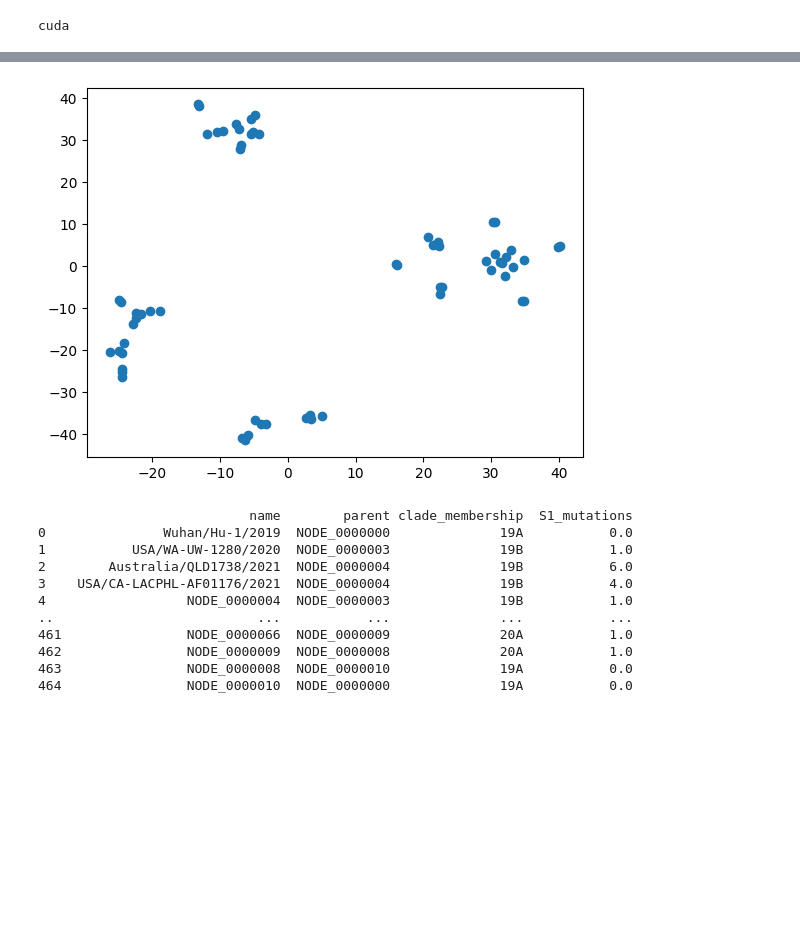
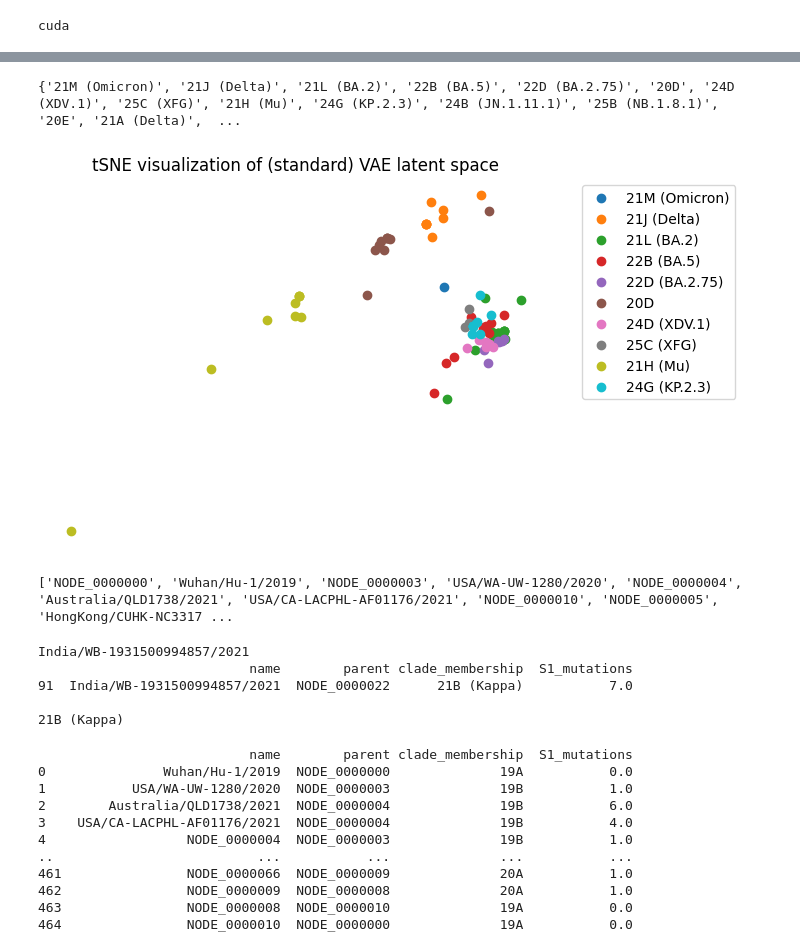
Before and after one commit to blab/sequence-vaes, a Jupyter notebook: VAE_diffusion.ipynb, the cells around one changed output, grey strips where cells are left out. Drawn from its saved outputs; the diff is of its cells as text; code cells hidden in the pictures; blank space fills up the shorter version.

Commit message:
added standard VAE visualizations

```diff
--- a/VAE_diffusion.ipynb
+++ b/VAE_diffusion.ipynb
@@ -166,22 +178,58 @@ dataset = DNADataset("/content/drive/MyDrive/bedford_lab/code/embedded-pathways/
 new_dataset = np.array([dataset[x][0] for x in range(len(dataset))])
+# %%
+# labeling
+
+metadata = pd.read_csv("/content/drive/MyDrive/bedford_lab/code/seq_vaes/data/metadata.tsv", sep="\t")
+with open("/content/drive/MyDrive/bedford_lab/code/seq_vaes/data/alignment.fasta", "r") as f:
+  doc = f.readlines()
+  vals = []
+  for d in doc:
+    if ">" == d[0]:
+      vals.append(d[1:])
+vals = [x.strip() for x in vals]
+clade_labels = [metadata.loc[metadata.name == vals[i], "clade_membership"].values[0] for i in range(len(vals))]
+# %%
+print(set(clade_labels))
+
+clusters = list(set(clade_labels))[:10]
+get_clade = lambda x: [True if elem == x else False for elem in clade_labels]
+
+indexes = tuple([np.arange(len(clade_labels))[get_clade(x)] for x in clusters])
+# %% [output]
+{'21M (Omicron)', '21J (Delta)', '21L (BA.2)', '22B (BA.5)', '22D (BA.2.75)', '20D', '24D (XDV.1)', '25C (XFG)', '21H (Mu)', '24G (KP.2.3)', '24B (JN.1.11.1)', '25B (NB.1.8.1)', '20E', '21A (Delta)',  ...
 # %%
-for j in range(1):
-  X, _ = next(iter(dataloader))
-  # X = X.to(DEVICE)
-  X = X.view(X.size(0), -1).to(DEVICE)
-  pca = PCA(n_components=2)
-  with torch.no_grad():
-    Z_mean, Z_logvar = vae_model.encoder.forward(X)
-    Z_mean = Z_mean.cpu()
-    Z_std = torch.exp(0.5 * Z_logvar).cpu()
+ranges = np.concatenate(indexes)
 
-    max_avg_diff_mean = 0
-    max_avg_diff_std = 0
+X = torch.tensor(new_dataset[ranges,:,:])
+# X = X.to(DEVICE)
+X = X.view(X.size(0), -1).to(DEVICE)
+pca = PCA(n_components=2)
+with torch.no_grad():
+  Z_mean, Z_logvar = vae_model.encoder.forward(X)
+  Z_mean = Z_mean.cpu()
+  Z_std = torch.exp(0.5 * Z_logvar).cpu()
 
-    Z_embedded_tsne = tsne(n_components=2, learning_rate='auto', init='random', perplexity=3).fit_transform(X = Z_mean)
-    plt.scatter(Z_embedded_tsne[:,0], Z_embedded_tsne[:,1])
+  max_avg_diff_mean = 0
+  max_avg_diff_std = 0
+
+  # Z_embedded = tsne(n_components=2, learning_rate='auto', init='random', perplexity=3).fit_transform(X = Z_mean)
+  Z_embedded = PCA().fit_transform(X=Z_mean)
+  curr = 0
+  for arr in indexes:
+    loc_arr = list(range(curr,curr + len(arr),1))
+
+    # print(set([clade_labels[x] for x in ranges[loc_arr]]))
+
+    plt.scatter(Z_embedded[loc_arr,0], Z_embedded[loc_arr,1], label=clade_labels[arr[0]])
+    curr += len(arr)
+
+l1 = 0.2
+l2 = 0
+plt.title("tSNE visualization of (standard) VAE latent space")
+plt.legend(bbox_to_anchor=(l1,l2,l1+1,l2+1))
+plt.axis("off")
 plt.show()
 # %% [output]
-[figure, old version]
+[figure, new version]
 # %%
 import pandas as pd
@@ -192,3 +246,19 @@ with open("/content/drive/MyDrive/bedford_lab/code/embedded-pathways/data/alignm
+# %%
+print(vals)
+# %% [output]
+['NODE_0000000', 'Wuhan/Hu-1/2019', 'NODE_0000003', 'USA/WA-UW-1280/2020', 'NODE_0000004', 'Australia/QLD1738/2021', 'USA/CA-LACPHL-AF01176/2021', 'NODE_0000010', 'NODE_0000005', 'HongKong/CUHK-NC3317 ...
+# %%
+N = 100
+print(vals[N])
+print(test[test["name"] == vals[N]])
+print()
+print(test.loc[test.name == vals[N], "clade_membership"].values[0])
+# %% [output]
+India/WB-1931500994857/2021
+                           name        parent clade_membership  S1_mutations
+91  India/WB-1931500994857/2021  NODE_0000022      21B (Kappa)           7.0
+
+21B (Kappa)
 # %%
 print(test)
 # %% [output]
```
Also changed, not shown: parts of 8 cells of this notebook, 1 other file.
